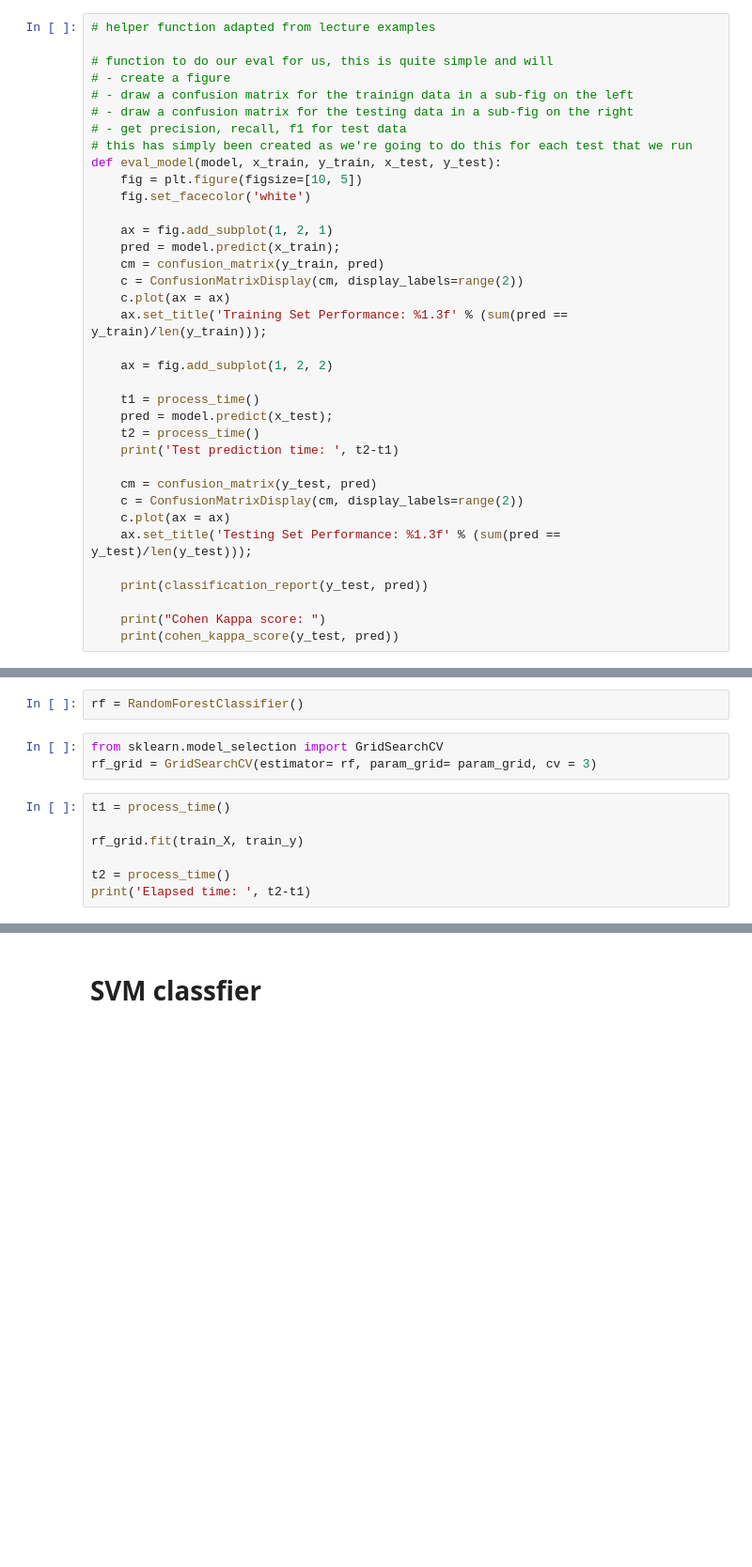
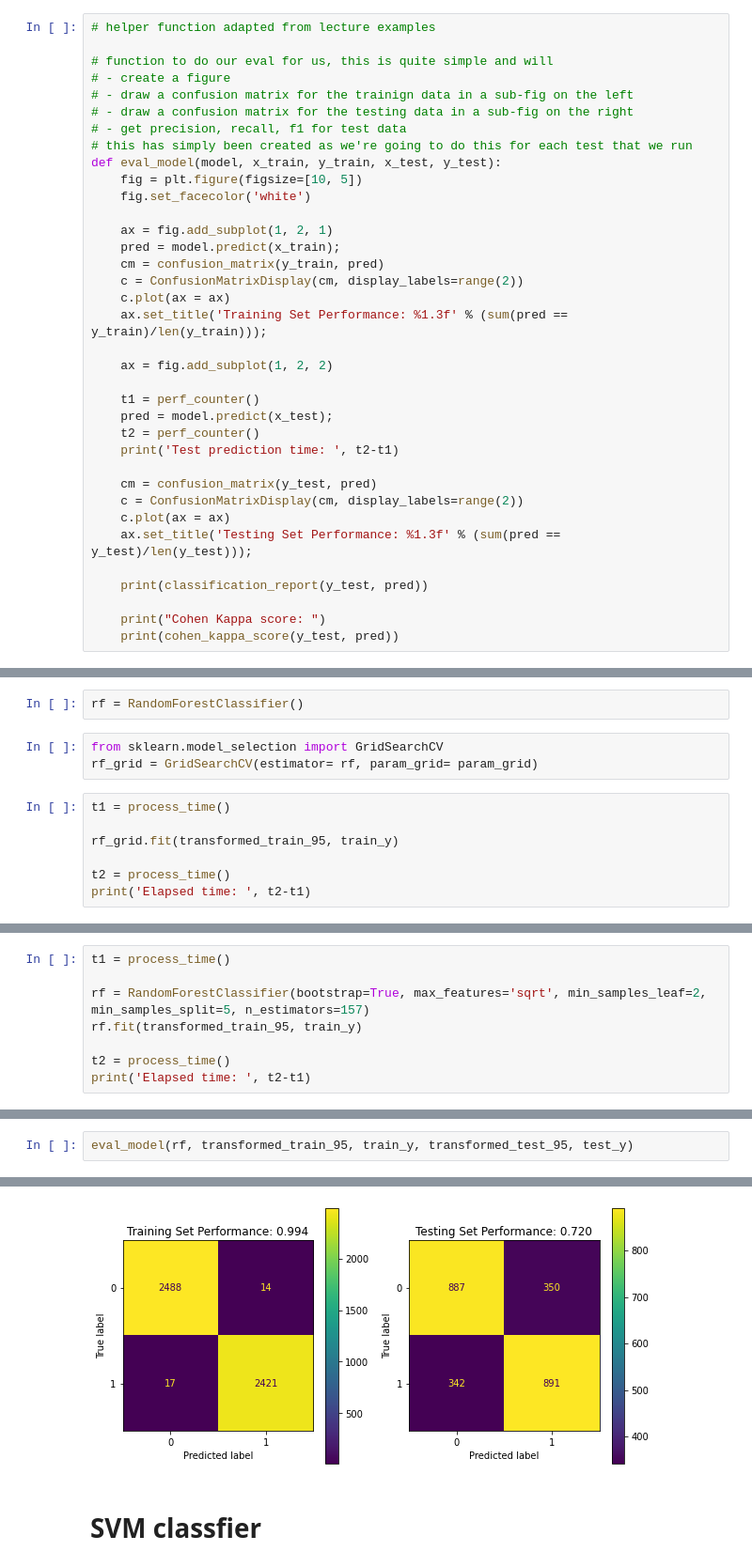
Before and after one commit to WilliamMa6984/LeagueOfLegendsWinPredictor, a Jupyter notebook: code.ipynb, the cells around one changed output, grey strips where cells are left out. Shown at 94% size. Cells and saved outputs as stored; diff of their text form; blank space fills up the shorter version.

Commit message:
rf - use pca and eval_model

```diff
--- a/code.ipynb
+++ b/code.ipynb
@@ -118,9 +118,9 @@ def eval_model(model, x_train, y_train, x_test, y_test):
 
     ax = fig.add_subplot(1, 2, 2)
 
-    t1 = process_time()
+    t1 = perf_counter()
     pred = model.predict(x_test);
-    t2 = process_time()
+    t2 = perf_counter()
     print('Test prediction time: ', t2-t1)
 
     cm = confusion_matrix(y_test, pred)
@@ -210,11 +210,11 @@ print(param_grid)
 rf = RandomForestClassifier()
 # %%
 from sklearn.model_selection import GridSearchCV
-rf_grid = GridSearchCV(estimator= rf, param_grid= param_grid, cv = 3)
+rf_grid = GridSearchCV(estimator= rf, param_grid= param_grid)
 # %%
 t1 = process_time()
 
-rf_grid.fit(train_X, train_y)
+rf_grid.fit(transformed_train_95, train_y)
 
 t2 = process_time()
 print('Elapsed time: ', t2-t1)
@@ -236,0 +231,8 @@ Training: 0.720
+# %%
+t1 = process_time()
+
+rf = RandomForestClassifier(bootstrap=True, max_features='sqrt', min_samples_leaf=2, min_samples_split=5, n_estimators=157)
+rf.fit(transformed_train_95, train_y)
+
+t2 = process_time()
+print('Elapsed time: ', t2-t1)
@@ -236,0 +241,3 @@ Training: 0.720
+# %%
+eval_model(rf, transformed_train_95, train_y, transformed_test_95, test_y)
+# %% [output]
@@ -237,3 +256,4 @@ Training: 0.720
+[figure, added]
 # %% [markdown]
 # SVM classfier
 # %%
```
Also changed, not shown: parts of 11 cells of this notebook.
